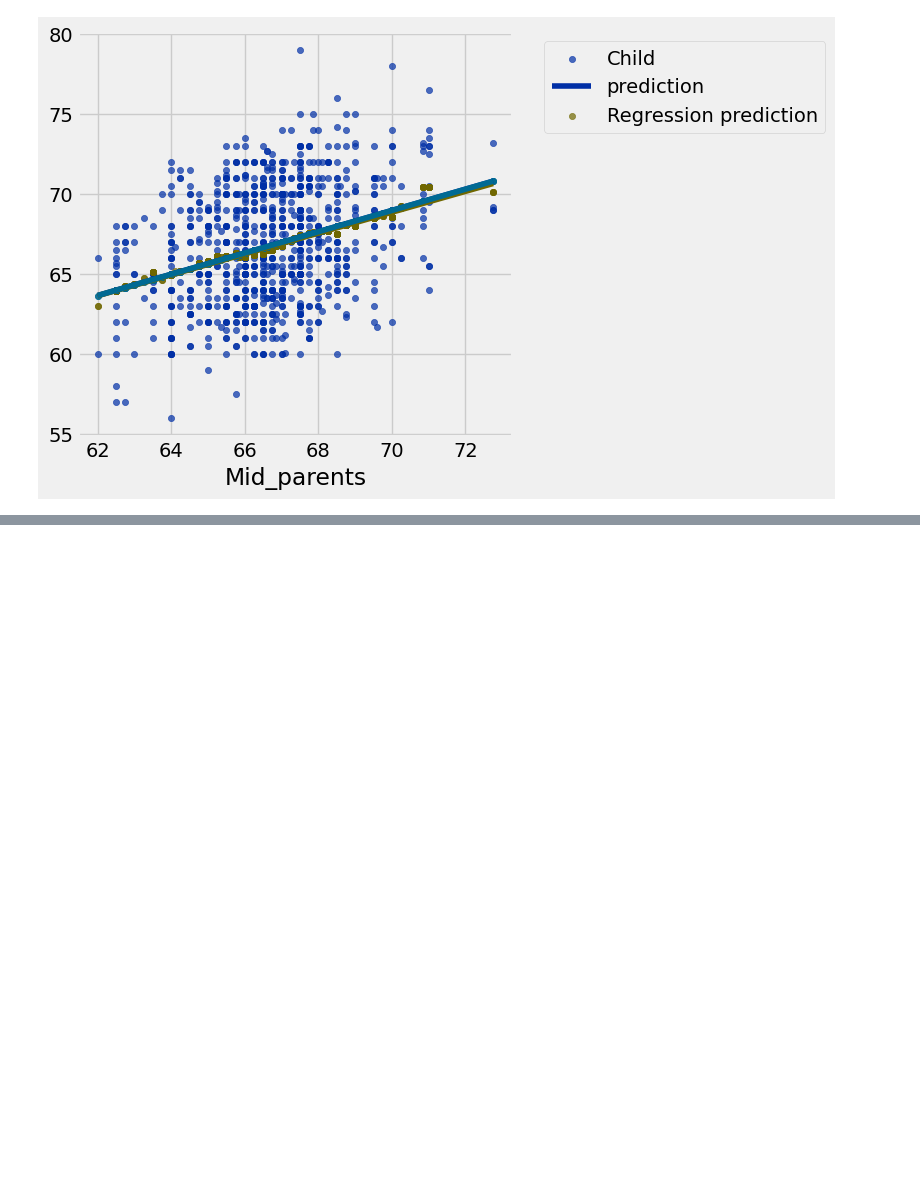
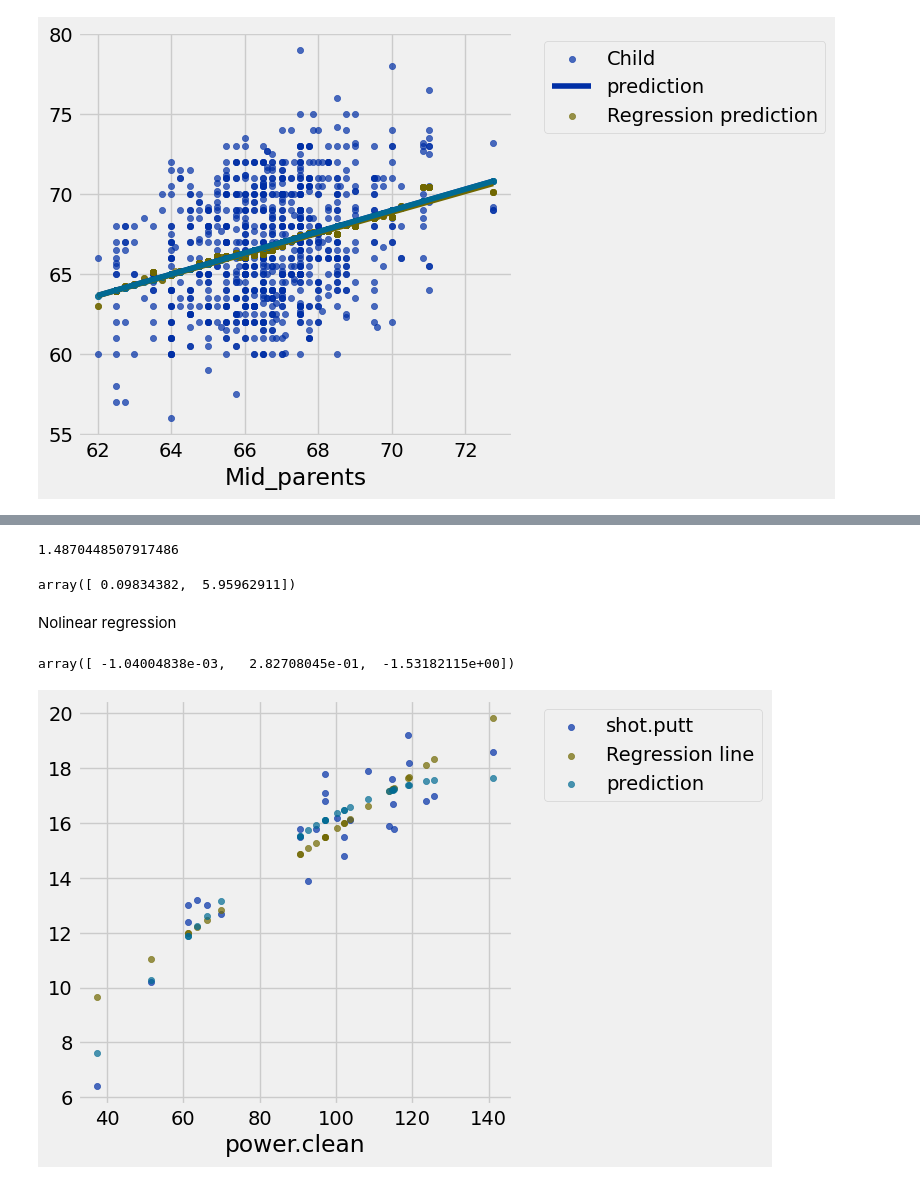
Before and after one commit to MYTWT/Data_Science, a Jupyter notebook: notebook/Numby/prediction.ipynb, the cells around one changed output, grey strips where cells are left out. Drawn from its saved outputs; the diff is of its cells as text; code cells hidden in the pictures; blank space fills up the shorter version.

```diff
--- a/notebook/Numby/prediction.ipynb
+++ b/notebook/Numby/prediction.ipynb
@@ -220,0 +296,35 @@ lw_errors
+# %%
+def shotput_mse(slope,intercept):
+    x = shotput.column(0)
+    y = shotput.column(1)
+    fitted = slope* x + intercept
+    return np.mean((fitted - y) ** 2)
+shotput_mse(shotput_slope,shotput_intercept)
+# %% [output]
+1.4870448507917486
+# %%
+from datascience import minimize
+minimize(shotput_mse)
+# %% [output]
+array([ 0.09834382,  5.95962911])
+# %% [markdown]
+Nolinear regression
+# %%
+def shot_quadaric_mse(a,b,c):
+    x = shotput.column('power.clean')
+    y = shotput.column('shot.putt')
+    fitted = a*(x**2) + b*x + c
+    return np.mean((fitted - y) **2)
+mini = minimize(shot_quadaric_mse)
+mini
+# %% [output]
+array([ -1.04004838e-03,   2.82708045e-01,  -1.53182115e+00])
+# %%
+x = shotput.column(0)
+predict_array = mini.item(0)*(x**2) + mini.item(1) * x + mini.item(2)
+shotput = shotput.with_column(
+    'prediction', predict_array
+)
+shotput.scatter('power.clean')
+# %% [output]
+[figure, added]
```
Also changed, not shown: parts of 13 cells of this notebook, 2 other files.
